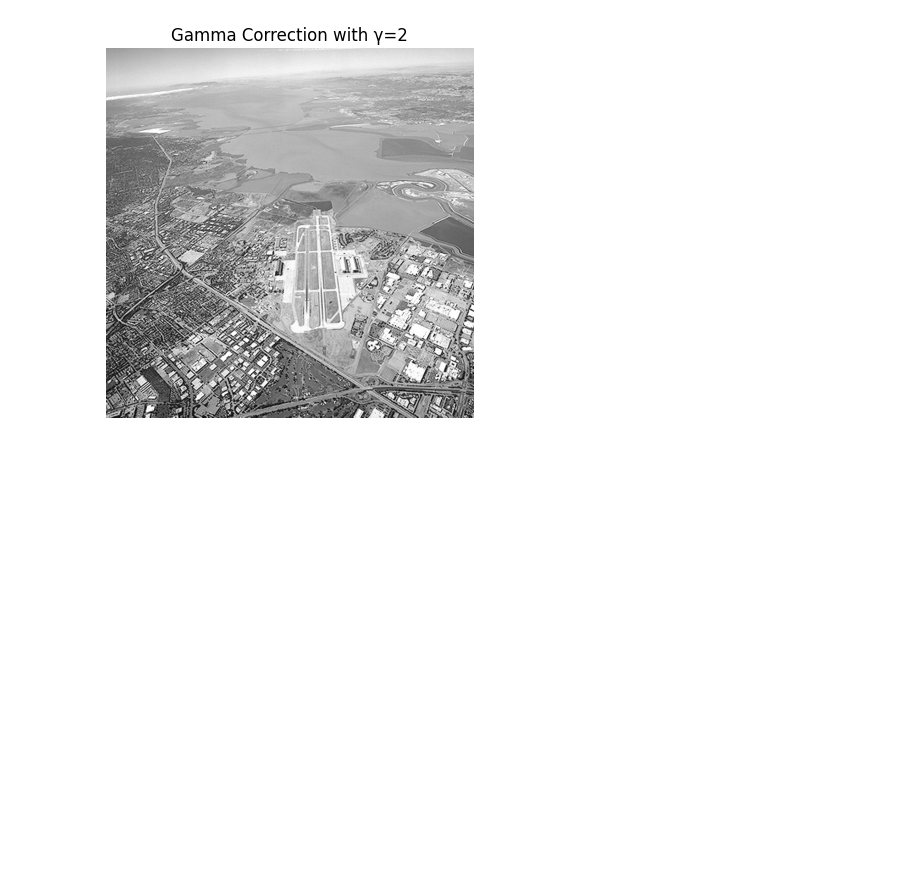
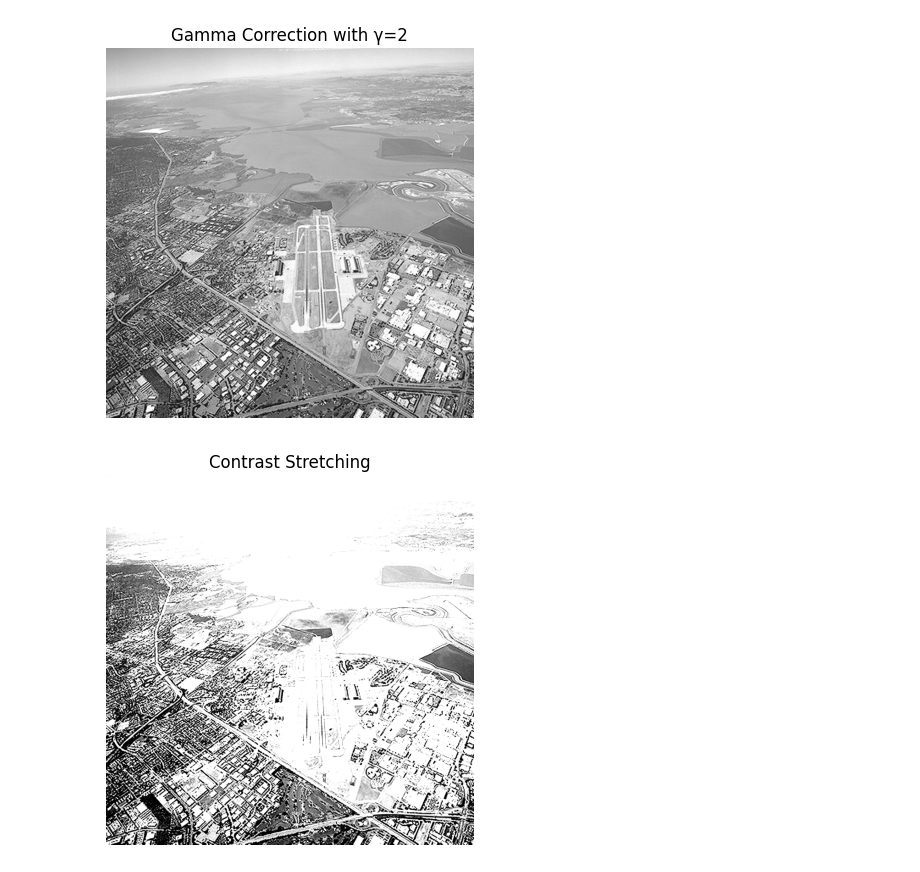
Before and after one commit to Thriyashi/258824R_A01, a Jupyter notebook: Question 1.ipynb, the cells around one changed output. Drawn from its saved outputs; the diff is of its cells as text; code cells hidden in the pictures; blank space fills up the shorter version.

Commit message:
Contrast Streching Commit

```diff
--- a/Question 1.ipynb
+++ b/Question 1.ipynb
@@ -36,3 +36,26 @@ plt.axis('off')
 plt.show()
 # %% [output]
 [figure]
+# %%
+#Contrast stretching
+
+import cv2 as cv
+import numpy as np
+import matplotlib.pyplot as plt
+
+f = cv.imread('runway.png')
+assert f is not None, "Image not found"
+
+r1, r2 = 140, 200
+
+# Apply piecewise transformation
+t = np.zeros_like(f)
+t[f <= r1] = 0
+t[(f > r1) & (f < r2)] = ((f[(f > r1) & (f < r2)] - r1) / (r2 - r1)) * 255
+t[f >= r2] = 255
+plt.imshow(t)
+plt.title('Contrast Stretching')
+plt.axis('off')
+plt.show()
+# %% [output]
+[figure, added]
```
